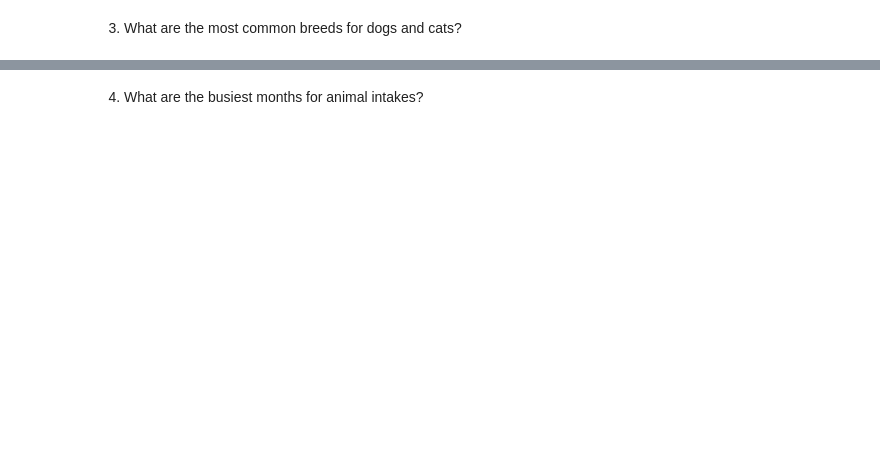
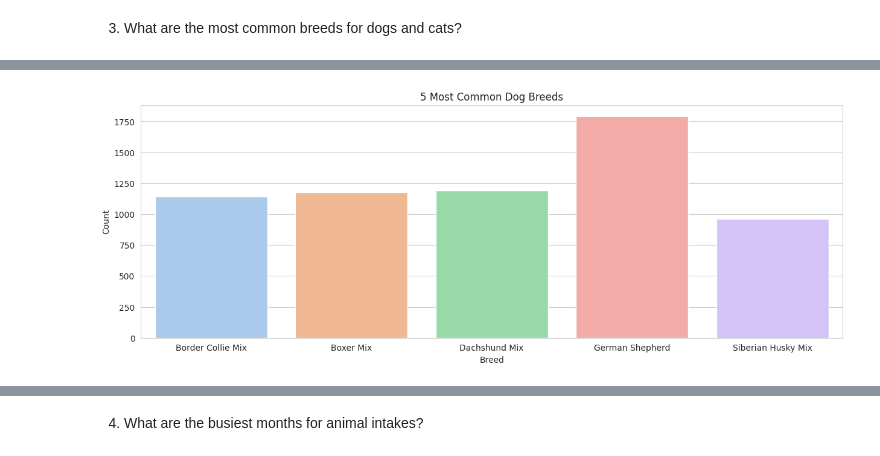
Before and after one commit to 607brendon/kaggle-pandas-tutorial, a Jupyter notebook: austin-animal-center-outcomes-eda.ipynb, the cells around one changed output, grey strips where cells are left out. Drawn from its saved outputs; the diff is of its cells as text; code cells hidden in the pictures; blank space fills up the shorter version.

```diff
--- a/austin-animal-center-outcomes-eda.ipynb
+++ b/austin-animal-center-outcomes-eda.ipynb
@@ -194,0 +158,16 @@ Name: count, Length: 110, dtype: int64
+# %%
+dog_value_counts = df[df['Animal Type'] == 'Dog']['Breed'].value_counts().sort_values()
+popular_dog_breeds = dog_value_counts[dog_value_counts>=dog_value_counts.sum()*0.01].index
+df_popular_dogs = df[df['Breed'].isin(popular_dog_breeds[:5])]
+
+
+sns.set_style("whitegrid")
+plt.figure(figsize=(15,5))
+sns.countplot(x='Breed', data=df_popular_dogs, palette='pastel')
+
+plt.title("5 Most Common Dog Breeds")
+plt.xlabel("Breed")
+plt.ylabel("Count")
+plt.show()
+# %% [output]
+[figure, added]
```
Also changed, not shown: parts of 30 cells of this notebook.
